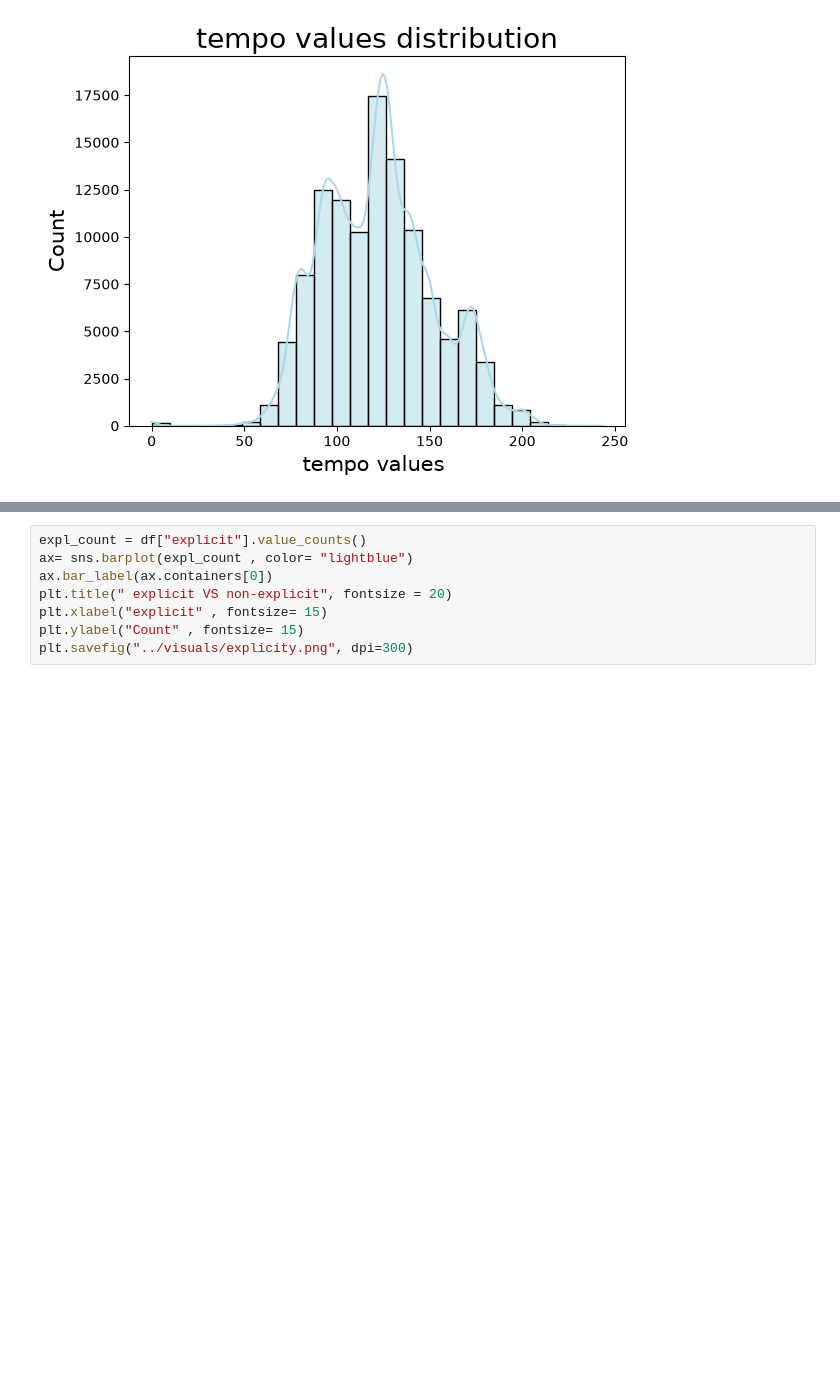
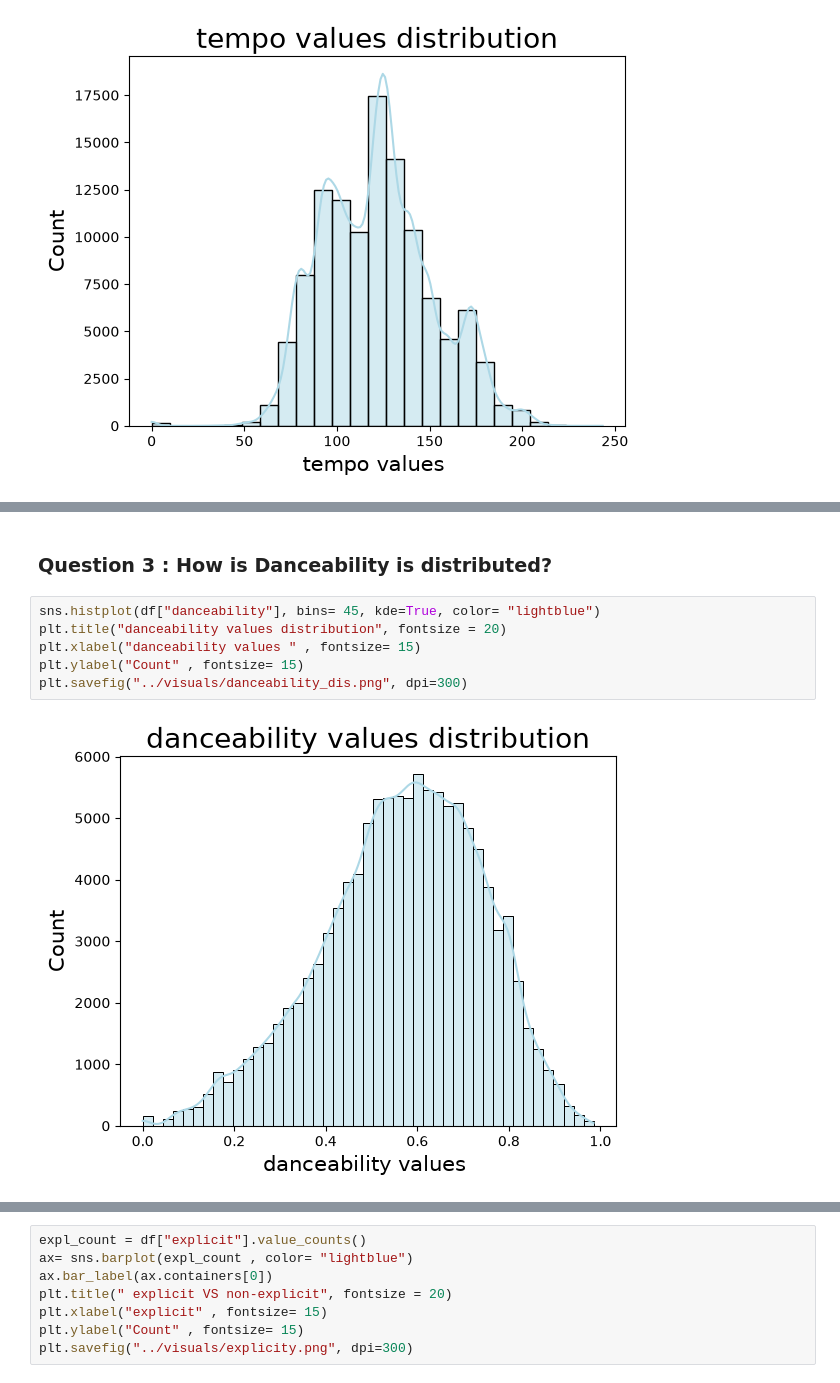
Before and after one commit to Krishna-Git4567/spotify-mood-genre-analysis, a Jupyter notebook: notebooks/02_EDA.ipynb, the cells around one changed output, grey strips where cells are left out. Drawn from its saved outputs; the diff is of its cells as text; blank space fills up the shorter version.

```diff
--- a/notebooks/02_EDA.ipynb
+++ b/notebooks/02_EDA.ipynb
@@ -48,0 +49,10 @@ plt.savefig("../visuals/tempo_dist.png", dpi=300)
+# %% [markdown]
+### Question 3 : How is Danceability is  distributed?
+# %%
+sns.histplot(df["danceability"], bins= 45, kde=True, color= "lightblue")
+plt.title("danceability values distribution", fontsize = 20)
+plt.xlabel("danceability values " , fontsize= 15)
+plt.ylabel("Count" , fontsize= 15)
+plt.savefig("../visuals/danceability_dis.png", dpi=300)
+# %% [output]
+[figure, added]
```
Also changed, not shown: parts of 20 cells of this notebook, 5 other files.
